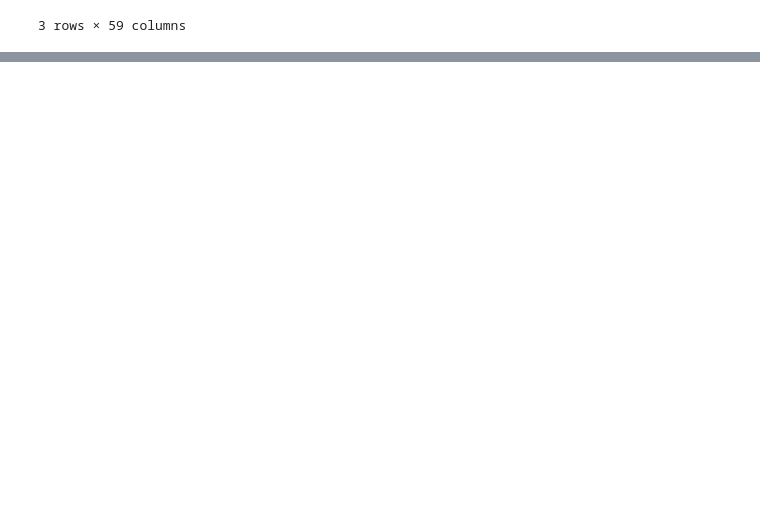
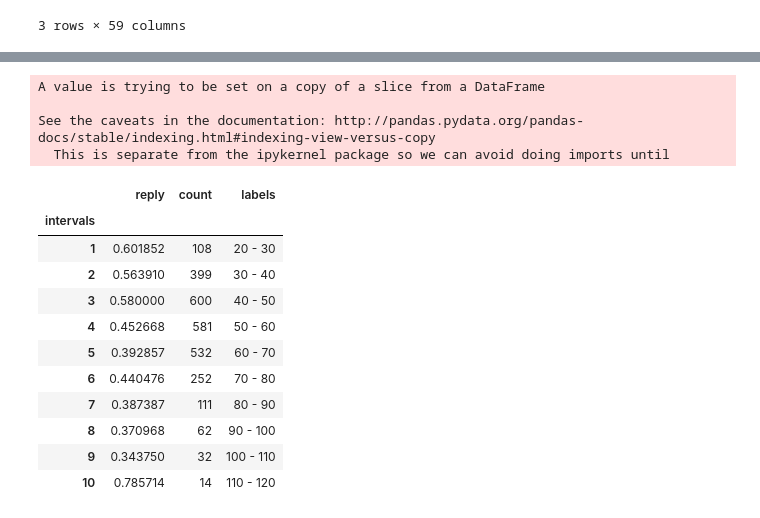
Before and after one commit to agnieszkajaniak/olx, a Jupyter notebook: Zadanie rekrutacyjne Otodom Product Analyst.ipynb, the cells around one changed output, grey strips where cells are left out. Drawn from its saved outputs; the diff is of its cells as text; code cells hidden in the pictures; blank space fills up the shorter version.

```diff
--- a/Zadanie rekrutacyjne Otodom Product Analyst.ipynb
+++ b/Zadanie rekrutacyjne Otodom Product Analyst.ipynb
@@ -633,0 +695,5 @@ Najwyższy poziom liquidity osiągnęły ogłoszenia mieszkań z najniższego pr
+# %%
+m['intervals'] = pd.cut(m['m'],
+                        bins=mbreaks,
+                        labels =range(1,11,+1),
+                        include_lowest=True)
@@ -633,0 +706,4 @@ Najwyższy poziom liquidity osiągnęły ogłoszenia mieszkań z najniższego pr
+# %%
+intervalsm = m.groupby('intervals')['reply'].apply(lambda x: x.sum()/x.count())
+countm = m.groupby('intervals')['reply'].count()
+print (intervalsm, countm)
@@ -633,0 +728,28 @@ Najwyższy poziom liquidity osiągnęły ogłoszenia mieszkań z najniższego pr
+# %%
+#utworzenie dataframe z wyników group by
+m_liq = intervalsm.to_frame()
+m_liq['count'] = list(countm)
+# %%
+m_liq['labels'] = ''
+for i in range(len(m_liq)):
+    m_liq['labels'][i] = str(mbreaks[i]) + ' - ' + str(mbreaks[i+1])
+# %% [output]
+A value is trying to be set on a copy of a slice from a DataFrame
+
+See the caveats in the documentation: http://pandas.pydata.org/pandas-docs/stable/indexing.html#indexing-view-versus-copy
+  This is separate from the ipykernel package so we can avoid doing imports until
+# %%
+m_liq
+# %% [output]
+|  | reply | count | labels |
+| intervals |  |  |  |
+| 1 | 0.601852 | 108 | 20 - 30 |
+| 2 | 0.563910 | 399 | 30 - 40 |
+| 3 | 0.580000 | 600 | 40 - 50 |
+| 4 | 0.452668 | 581 | 50 - 60 |
+| 5 | 0.392857 | 532 | 60 - 70 |
+| 6 | 0.440476 | 252 | 70 - 80 |
+| 7 | 0.387387 | 111 | 80 - 90 |
+| 8 | 0.370968 | 62 | 90 - 100 |
+| 9 | 0.343750 | 32 | 100 - 110 |
+| 10 | 0.785714 | 14 | 110 - 120 |
```
Also changed, not shown: parts of 26 cells of this notebook, 4 other files.
